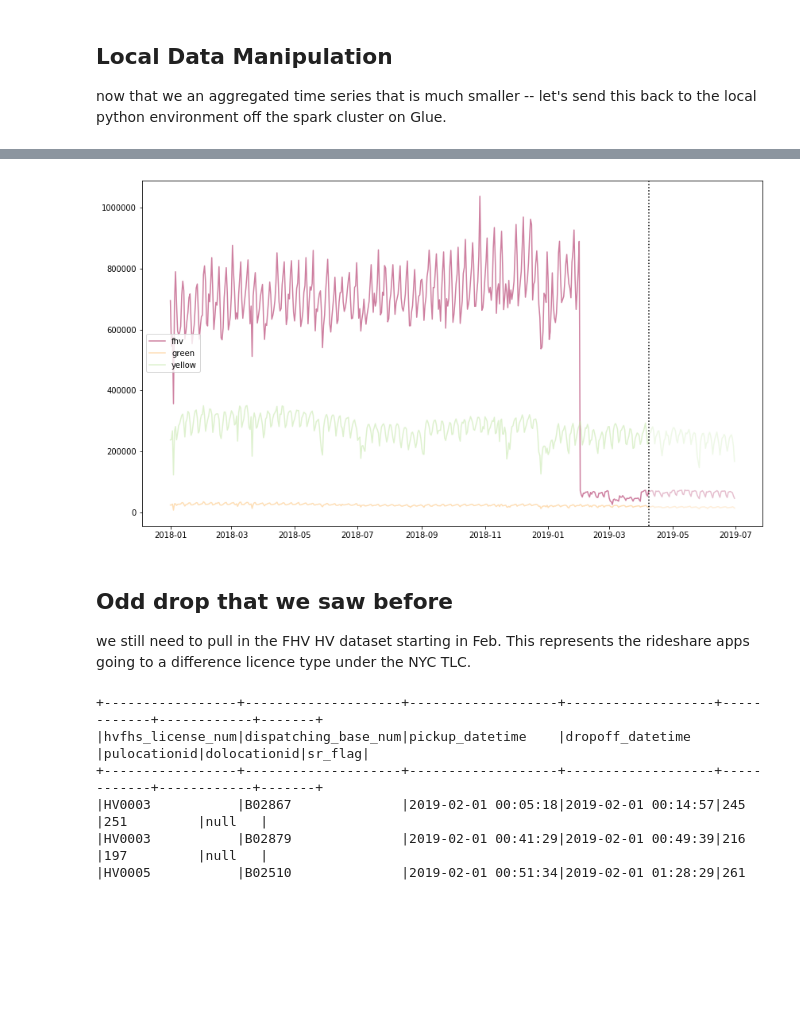
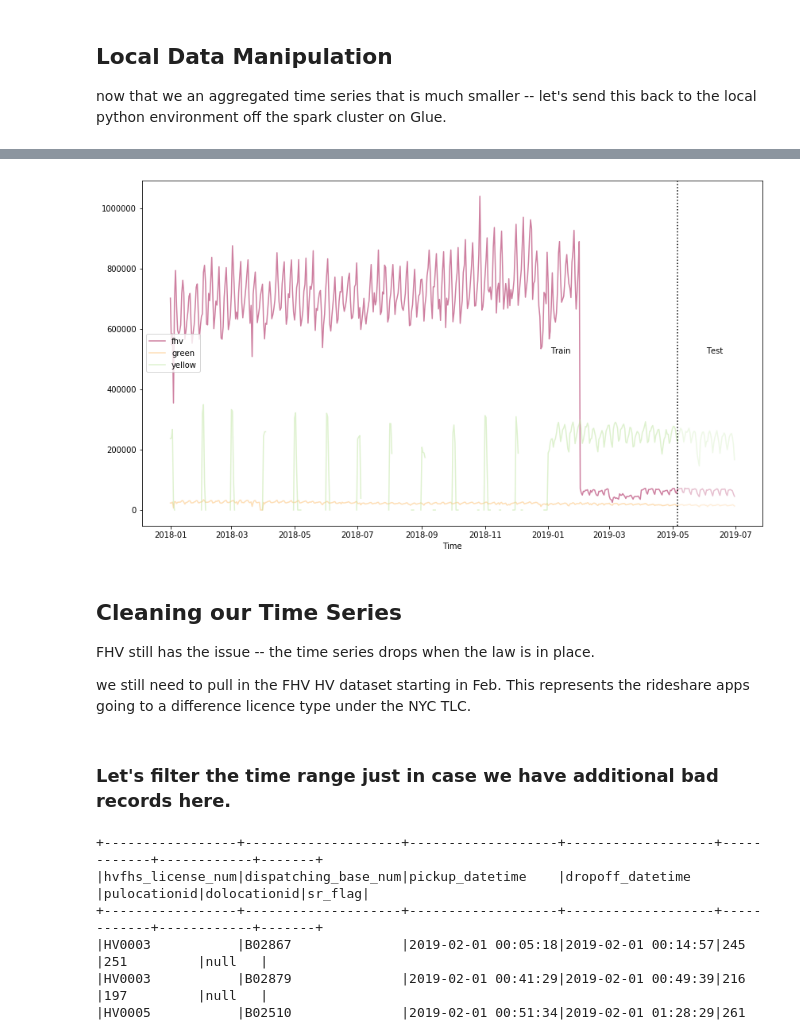
Before and after one commit to bsnively/AIM357-2019-ETL-and-ML-Workshop, a Jupyter notebook: notebooks/GluePySparkMLFeatureEngineering.ipynb, the cells around one changed output, grey strips where cells are left out. Cells and saved outputs as stored; diff of their text form; code cells hidden in the pictures; blank space fills up the shorter version.

```diff
--- a/notebooks/GluePySparkMLFeatureEngineering.ipynb
+++ b/notebooks/GluePySparkMLFeatureEngineering.ipynb
@@ -11,7 +11,7 @@ from awsglue.job import Job
 
 glueContext = GlueContext(SparkContext.getOrCreate())
 
-database_name = "reinvent19"
+database_name = '2019reinventWorkshop'
 canonical_table_name = "canonical"
 # %% [output]
 Starting Spark application
@@ -164,7 +146,8 @@ only showing top 10 rows
 # %%
-#time_series_df = count_per_day_resamples.groupBy(["ts_resampled", "pulocationid", "dolocationid"])\
 time_series_df = count_per_day_resamples.groupBy(["ts_resampled"])\
-.pivot('type').sum("count").drop("null").cache()
+.pivot('type')\
+.sum("count").cache()
+
 time_series_df.show(10,False)
 # %% [output]
 +-------------------+------+-----+------+
@@ -208,9 +194,10 @@ time_series_df = time_series_df.sort_index()
 # %%
 %%local
-prediction_length = 12
-context_length = 12
 
-n_weeks = 7
+## number of time-steps that the model is trained to predict
+prediction_length = 14
+
+n_weeks = 4
 end_training = time_series_df.index[-n_weeks*prediction_length]
 print('end training time', end_training)
 
@@ -226,29 +221,31 @@ end training time 2019-04-08 00:00:00
 # %%
 %%local
 %matplotlib inline
 import matplotlib
 import matplotlib.pyplot as plt
 import numpy as np
 #cols_float = time_series_df.drop(['pulocationid', 'dolocationid'], axis=1).columns
 cols_float = time_series_df.columns
 cmap = matplotlib.cm.get_cmap('Spectral')
 colors = cmap(np.arange(0,len(cols_float))/len(cols_float))
 
 
 plt.figure(figsize=[14,8]);
 for c in range(len(cols_float)):
     plt.plot(time_series_df.loc[:end_training][cols_float[c]], alpha=0.5, color=colors[c], label=cols_float[c]);
 plt.legend(loc='center left');
 for c in range(len(cols_float)):
     plt.plot(time_series_df.loc[end_training:][cols_float[c]], alpha=0.25, color=colors[c], label=None);
 plt.axvline(x=end_training, color='k', linestyle=':');
-#plt.text(time_series_df.index[int((time_series_df.shape[0]-n_weeks*prediction_length)*0.75)], time_series_df.max().max()/2, 'Train');
-#plt.text(time_series_df.index[time_series_df.shape[0]-int(n_weeks*prediction_length/2)], time_series_df.max().max()/2, 'Test');
-#plt.xlabel('Time');
-#plt.show()
+plt.text(time_series_df.index[int((time_series_df.shape[0]-n_weeks*prediction_length)*0.75)], time_series_df.max().max()/2, 'Train');
+plt.text(time_series_df.index[time_series_df.shape[0]-int(n_weeks*prediction_length/2)], time_series_df.max().max()/2, 'Test');
+plt.xlabel('Time');
+plt.show()
 # %% [output]
-[figure, old version]
+[figure, new version]
 # %% [markdown]
-## Odd drop that we saw before
+## Cleaning our Time Series
+FHV still has the issue -- the time series drops when the law is in place.
+
 we still need to pull in the FHV HV dataset starting in Feb.  This represents the rideshare apps going to a difference licence type under the NYC TLC.
 # %%
@@ -255,3 +253,5 @@ we still need to pull in the FHV HV dataset starting in Feb.  This represents th
 fhvhv_data = glueContext.create_dynamic_frame.from_catalog(database=database_name, table_name="fhvhv")
 fhvhv_df = fhvhv_data.toDF().cache()
+# %% [markdown]
+### Let's filter the time range just in case we have additional bad records here.
 # %%
```
Also changed, not shown: parts of 52 cells of this notebook.
